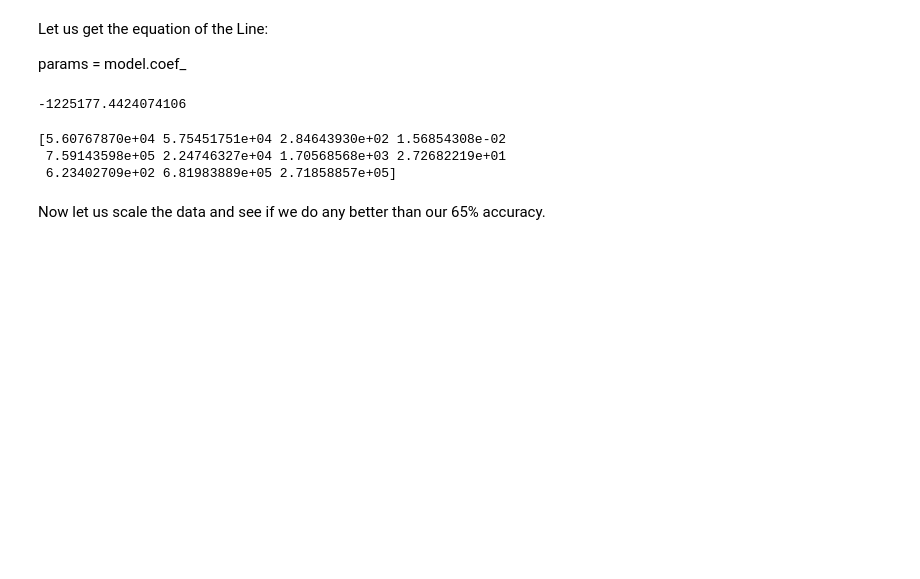
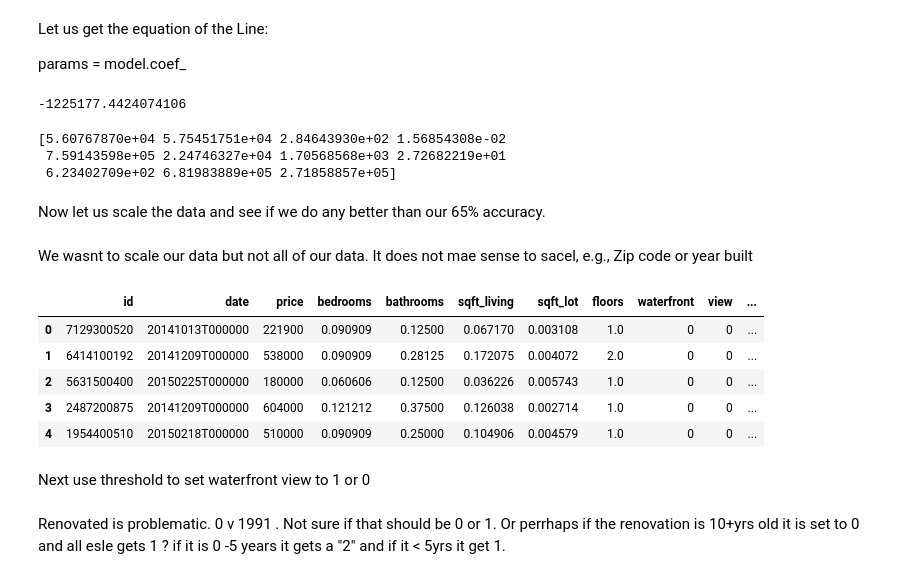
Before and after one commit to JF11579/Colab, a Jupyter notebook: ML_PieceJason_Kansas_Feature_Imprant.ipynb, the cells around one changed output. Drawn from its saved outputs; the diff is of its cells as text; code cells hidden in the pictures; blank space fills up the shorter version.

```diff
--- a/ML_PieceJason_Kansas_Feature_Imprant.ipynb
+++ b/ML_PieceJason_Kansas_Feature_Imprant.ipynb
@@ -206,3 +206,5 @@ print(regressor.coef_)
  6.23402709e+02 6.81983889e+05 2.71858857e+05]
 # %% [markdown]
 Now let us scale the data and see if we do any better than our  65% accuracy.
+# %% [markdown]
+We wasnt to scale our data but not all of our data.  It does not mae sense to sacel, e.g., Zip code or year built
@@ -208,0 +213,15 @@ Now let us scale the data and see if we do any better than our  65% accuracy.
+# %%
+mms = MinMaxScaler()
+# %%
+df[['bedrooms', 'bathrooms', 'sqft_living', 'sqft_lot' ,'condition']] = mms.fit_transform(df[['bedrooms', 'bathrooms', 'sqft_living', 'sqft_lot' ,'condition']])
+# %%
+df.head()
+# %% [output]
+|  | id | date | price | bedrooms | bathrooms | sqft_living | sqft_lot | floors | waterfront | view | ... |
+| 0 | 7129300520 | 20141013T000000 | 221900 | 0.090909 | 0.12500 | 0.067170 | 0.003108 | 1.0 | 0 | 0 | ... |
+| 1 | 6414100192 | 20141209T000000 | 538000 | 0.090909 | 0.28125 | 0.172075 | 0.004072 | 2.0 | 0 | 0 | ... |
+| 2 | 5631500400 | 20150225T000000 | 180000 | 0.060606 | 0.12500 | 0.036226 | 0.005743 | 1.0 | 0 | 0 | ... |
+| 3 | 2487200875 | 20141209T000000 | 604000 | 0.121212 | 0.37500 | 0.126038 | 0.002714 | 1.0 | 0 | 0 | ... |
+| 4 | 1954400510 | 20150218T000000 | 510000 | 0.090909 | 0.25000 | 0.104906 | 0.004579 | 1.0 | 0 | 0 | ... |
+# %% [markdown]
+Next use threshold to set waterfront view to 1 or 0
@@ -208,0 +232,2 @@ Now let us scale the data and see if we do any better than our  65% accuracy.
+# %% [markdown]
+Renovated is problematic.  0 v 1991 .  Not sure if that should be 0 or 1.  Or perrhaps if the renovation is 10+yrs old it is set to 0 and all esle gets 1 ?  if it is 0 -5 years it gets a "2" and if it < 5yrs it get 1.
```
Also changed, not shown: parts of 2 cells of this notebook.
